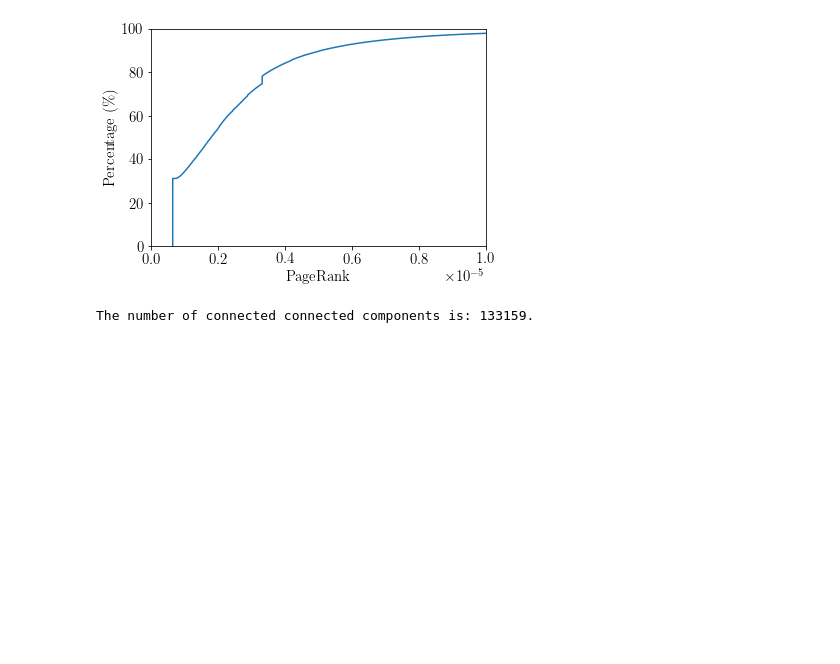
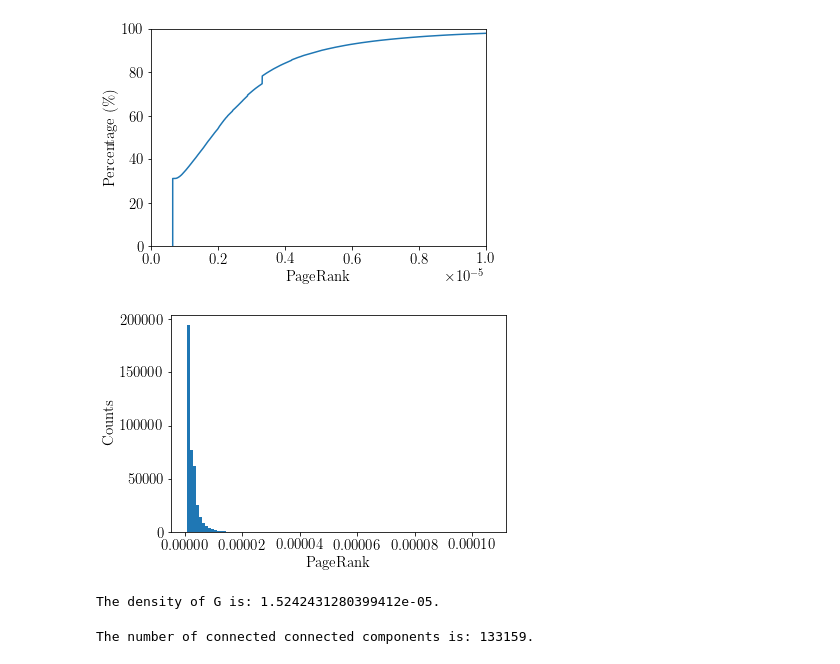
Before and after one commit to matteodonati/co-authorship_network_analysis, a Jupyter notebook: co-authorship_network.ipynb, the cells around one changed output. Drawn from its saved outputs; the diff is of its cells as text; code cells hidden in the pictures; blank space fills up the shorter version.

```diff
--- a/co-authorship_network.ipynb
+++ b/co-authorship_network.ipynb
@@ -145,5 +175,20 @@ plot(np.sort(pageranks), np.arange(len(pageranks)) / float(len(pageranks)) * 100
 # %% [output]
 [figure]
+# %%
+# Plotting the distribution of pageranks.
+fig, ax = plt.subplots(1, 1, figsize = (6, 4))
+ax.hist(pageranks , bins = 100)
+ax.set_xlabel("PageRank")
+ax.set_ylabel("Counts")
+fig.savefig(f"pageranks_distribution.pdf", bbox_inches = "tight")
+plt.show()
+# %% [output]
+[figure, added]
+# %%
+# Computing and printing the density of the graph.
+print(f"The density of G is: {nx.density(G)}.")
+# %% [output]
+The density of G is: 1.5242431280399412e-05.
 # %%
 # Printing the number of connected components.
 print(f"The number of connected connected components is: {nx.number_connected_components(G)}.")
```
Also changed, not shown: parts of 12 cells of this notebook, 6 other files.
